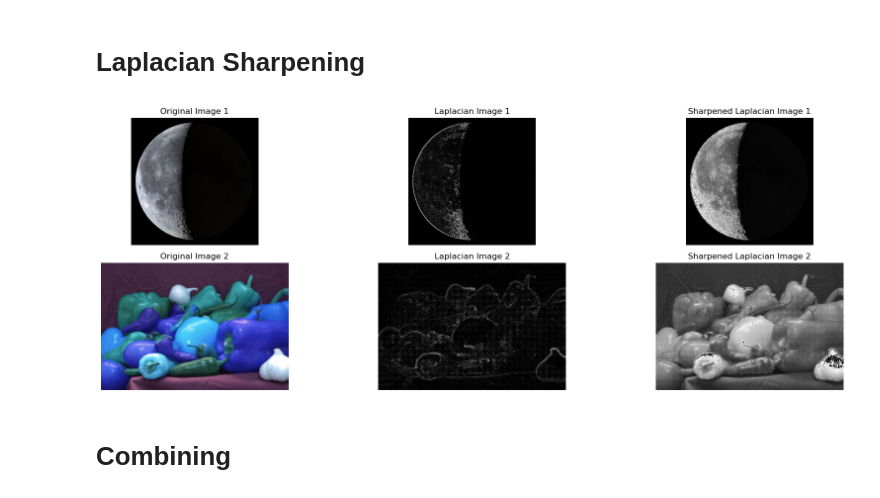
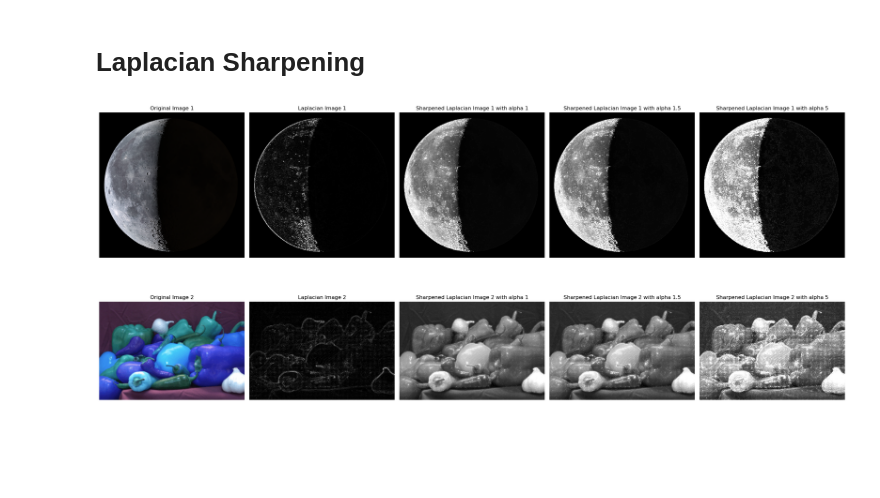
Before and after one commit to saharhaghighat/Image-Processing, a Jupyter notebook: Q2- Image Sharpening.ipynb, the cells around one changed output. Drawn from its saved outputs; the diff is of its cells as text; code cells hidden in the pictures; blank space fills up the shorter version.

Commit message:
add luplacian and gussian sharpening filter

```diff
--- a/Q2- Image Sharpening.ipynb
+++ b/Q2- Image Sharpening.ipynb
@@ -8,56 +8,84 @@ img2 = cv.imread('2-2.png')
 
 gray1 = cv.cvtColor(img1, cv.COLOR_BGR2GRAY)
 gray2 = cv.cvtColor(img2, cv.COLOR_BGR2GRAY)
+
+alpha1=1
+alpha=1.5
+alpha5 = 5
 # %% [markdown]
 # Laplacian Sharpening
 # %%
+
+
+
 laplacian1=cv.Laplacian(gray1,cv.CV_64F)
 laplacian1 = cv.convertScaleAbs(laplacian1)
-sharp_laplacian1 = gray1 + laplacian1
-sharp_laplacian1 = np.clip(sharp_laplacian1, 0, 255).astype(np.uint8)
 
+sharp_laplacian_moon1 = cv.addWeighted(gray1, 1, laplacian1, alpha1, 0)
+sharp_laplacian_moon2=cv.addWeighted(gray1, 1, laplacian1, alpha, 0)
+sharp_laplacian_moon3=cv.addWeighted(gray1, 1, laplacian1, alpha5, 0)
+
+
+#
 laplacian2=cv.Laplacian(gray2,cv.CV_64F)
 laplacian2 = cv.convertScaleAbs(laplacian2)
-sharp_lapacian2 = gray2 + laplacian2
-sharp_laplacian2 = np.clip(sharp_lapacian2, 0, 255).astype(np.uint8)
+sharp_laplacian_F1 = cv.addWeighted(gray2, 1, laplacian2, alpha1, 0)
+sharp_laplacian_F2=cv.addWeighted(gray2, 1, laplacian2, alpha, 0)
+sharp_laplacian_F3=cv.addWeighted(gray2, 1, laplacian2, alpha5, 0)
 
-
-plt.figure(figsize=(18, 6))
-plt.subplot(2, 3, 1)
+plt.figure(figsize=(24, 12))
+plt.subplot(2, 5, 1)
 plt.title('Original Image 1')
 plt.imshow(img1)
 plt.axis('off')
 
 
-plt.subplot(2, 3, 2)
+plt.subplot(2, 5, 2)
 plt.title('Laplacian Image 1')
 plt.imshow(laplacian1, cmap='gray')
 plt.axis('off')
 
-plt.subplot(2, 3, 3)
-plt.title('Sharpened Laplacian Image 1')
-plt.imshow(sharp_laplacian1,cmap='gray' )
+plt.subplot(2, 5, 3)
+plt.title('Sharpened Laplacian Image 1 with alpha 1')
+plt.imshow(sharp_laplacian_moon1,cmap='gray' )
 plt.axis('off')
 
-plt.subplot(2, 3, 4)
+plt.subplot(2, 5, 4)
+plt.title('Sharpened Laplacian Image 1 with alpha 1.5')
+plt.imshow(sharp_laplacian_moon2,cmap='gray' )
+plt.axis('off')
+
+plt.subplot(2, 5, 5)
+plt.title('Sharpened Laplacian Image 1 with alpha 5')
+plt.imshow(sharp_laplacian_moon3,cmap='gray' )
+plt.axis('off')
+
+plt.subplot(2, 5, 6)
 plt.title('Original Image 2')
 plt.imshow(img2)
 plt.axis('off')
 
-plt.subplot(2, 3, 5)
+plt.subplot(2, 5, 7)
 plt.title('Laplacian Image 2')
 plt.imshow(laplacian2, cmap='gray')
 plt.axis('off')
 
-plt.subplot(2, 3, 6)
-plt.title('Sharpened Laplacian Image 2')
-plt.imshow(sharp_laplacian2, cmap='gray')
+plt.subplot(2, 5, 8)
+plt.title('Sharpened Laplacian Image 2 with alpha 1')
+plt.imshow(sharp_laplacian_F1, cmap='gray')
 plt.axis('off')
 
+plt.subplot(2, 5, 9)
+plt.title('Sharpened Laplacian Image 2 with alpha 1.5')
+plt.imshow(sharp_laplacian_F2, cmap='gray')
+plt.axis('off')
+
+plt.subplot(2, 5, 10)
+plt.title('Sharpened Laplacian Image 2 with alpha 5')
+plt.imshow(sharp_laplacian_F3, cmap='gray')
+plt.axis('off')
 
 plt.tight_layout()
 plt.show()
 # %% [output]
-[figure, old version]
+[figure, new version]
-# %% [markdown]
-# Combining
```
Also changed, not shown: parts of 3 cells of this notebook.
